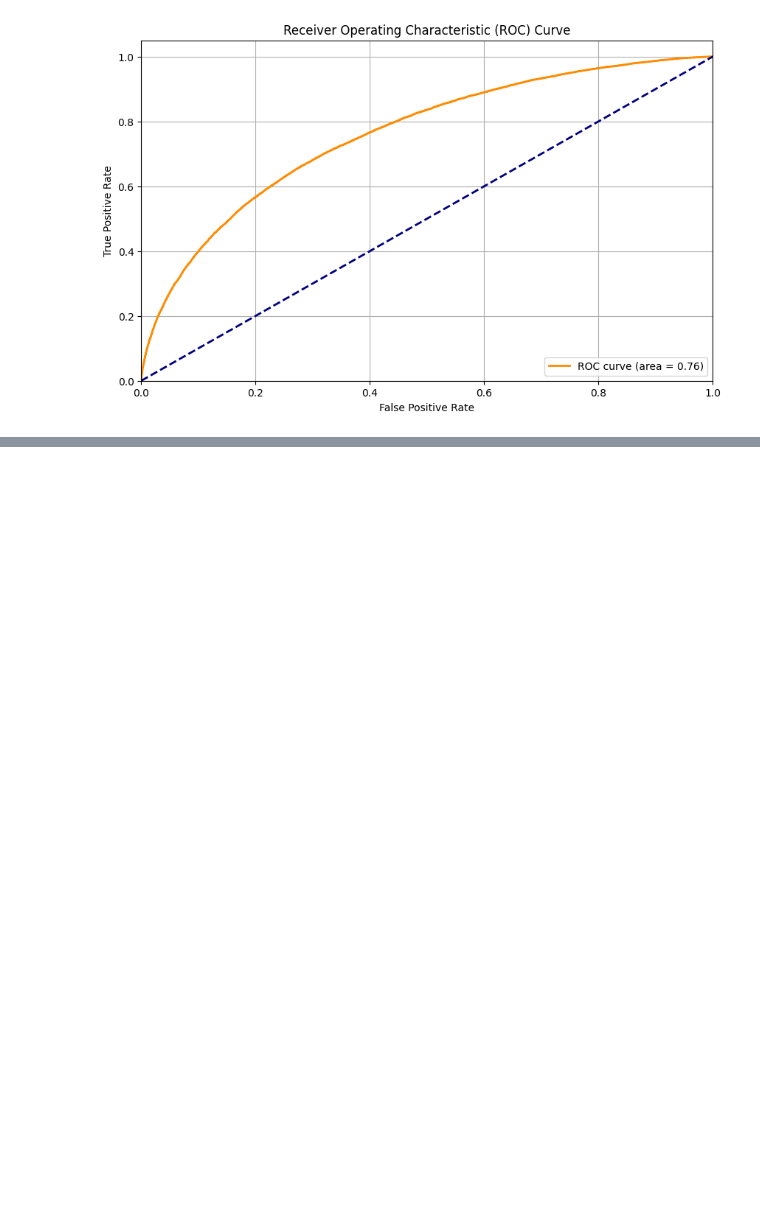
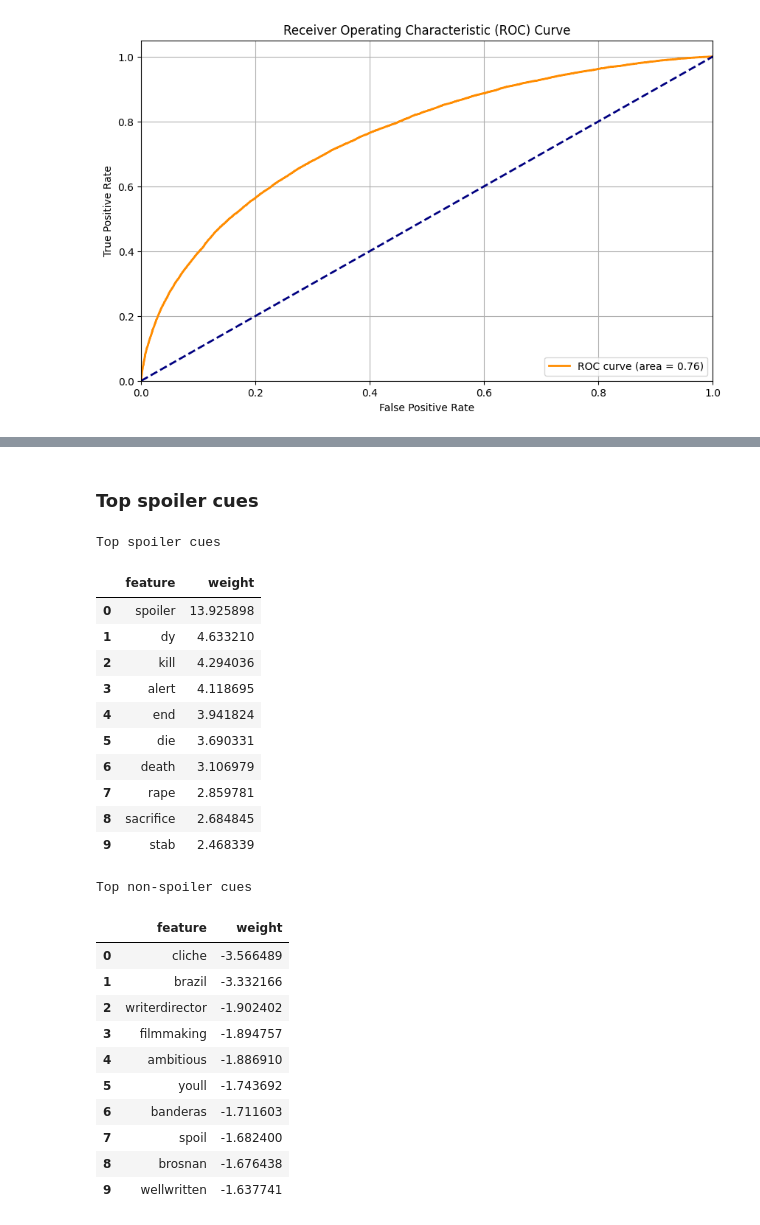
Before and after one commit to glimzzc/spoiler-miner, a Jupyter notebook: notebooks/Spoiler Detection on IMDB movie reviews.ipynb, the cells around one changed output, grey strips where cells are left out. Drawn from its saved outputs; the diff is of its cells as text; code cells hidden in the pictures; blank space fills up the shorter version.

```diff
--- a/notebooks/Spoiler Detection on IMDB movie reviews.ipynb
+++ b/notebooks/Spoiler Detection on IMDB movie reviews.ipynb
@@ -475,0 +534,48 @@ plt.show()
+# %% [markdown]
+### Top spoiler cues
+# %%
+feature_names = np.asarray(vectorizer.get_feature_names_out())
+coefficients = best_lr.coef_[0]
+
+pos_idx = np.argsort(coefficients)[-10:][::-1]
+neg_idx = np.argsort(coefficients)[:10]
+
+top_spoiler_cues = pd.DataFrame({
+    'feature': feature_names[pos_idx],
+    'weight': coefficients[pos_idx],
+})
+
+top_non_spoiler_cues = pd.DataFrame({
+    'feature': feature_names[neg_idx],
+    'weight': coefficients[neg_idx],
+})
+
+print('Top spoiler cues')
+display(top_spoiler_cues)
+print('Top non-spoiler cues')
+display(top_non_spoiler_cues)
+# %% [output]
+Top spoiler cues
+|  | feature | weight |
+| 0 | spoiler | 13.925898 |
+| 1 | dy | 4.633210 |
+| 2 | kill | 4.294036 |
+| 3 | alert | 4.118695 |
+| 4 | end | 3.941824 |
+| 5 | die | 3.690331 |
+| 6 | death | 3.106979 |
+| 7 | rape | 2.859781 |
+| 8 | sacrifice | 2.684845 |
+| 9 | stab | 2.468339 |
+Top non-spoiler cues
+|  | feature | weight |
+| 0 | cliche | -3.566489 |
+| 1 | brazil | -3.332166 |
+| 2 | writerdirector | -1.902402 |
+| 3 | filmmaking | -1.894757 |
+| 4 | ambitious | -1.886910 |
+| 5 | youll | -1.743692 |
+| 6 | banderas | -1.711603 |
+| 7 | spoil | -1.682400 |
+| 8 | brosnan | -1.676438 |
+| 9 | wellwritten | -1.637741 |
```
Also changed, not shown: parts of 27 cells of this notebook, 1 other file.
